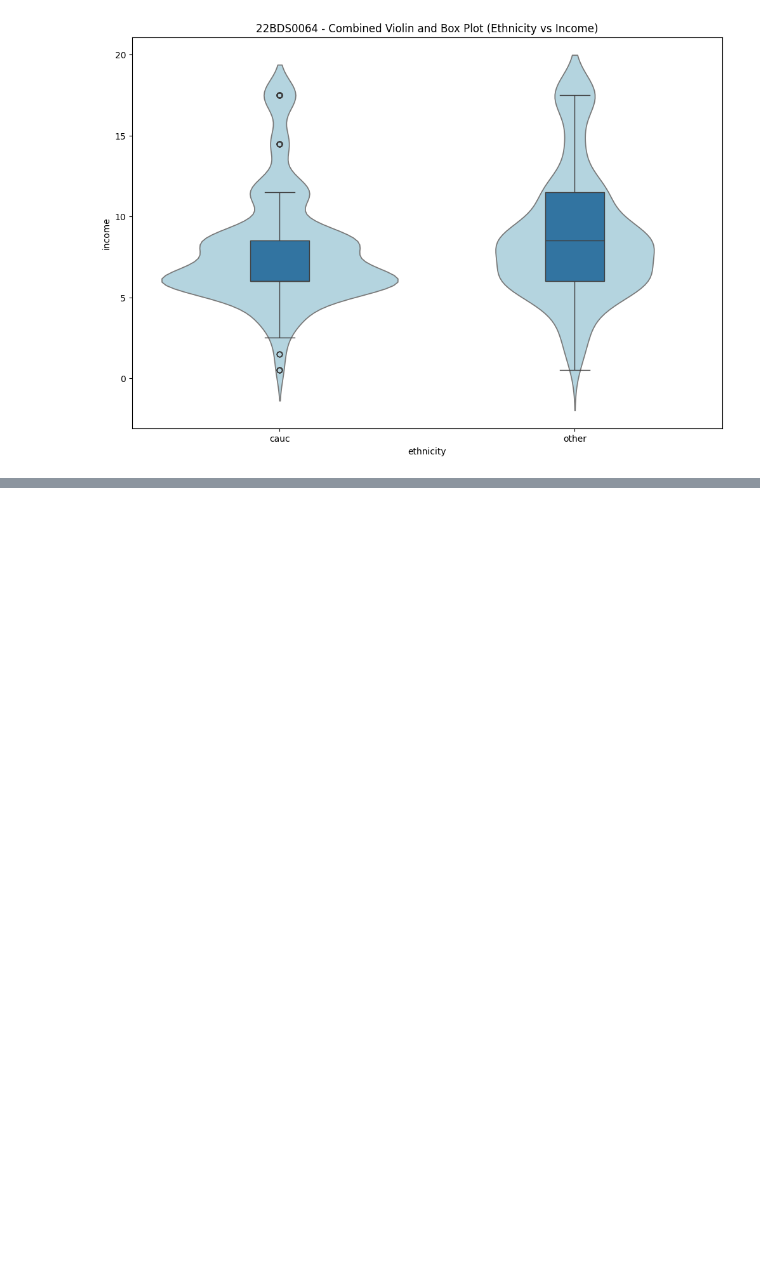
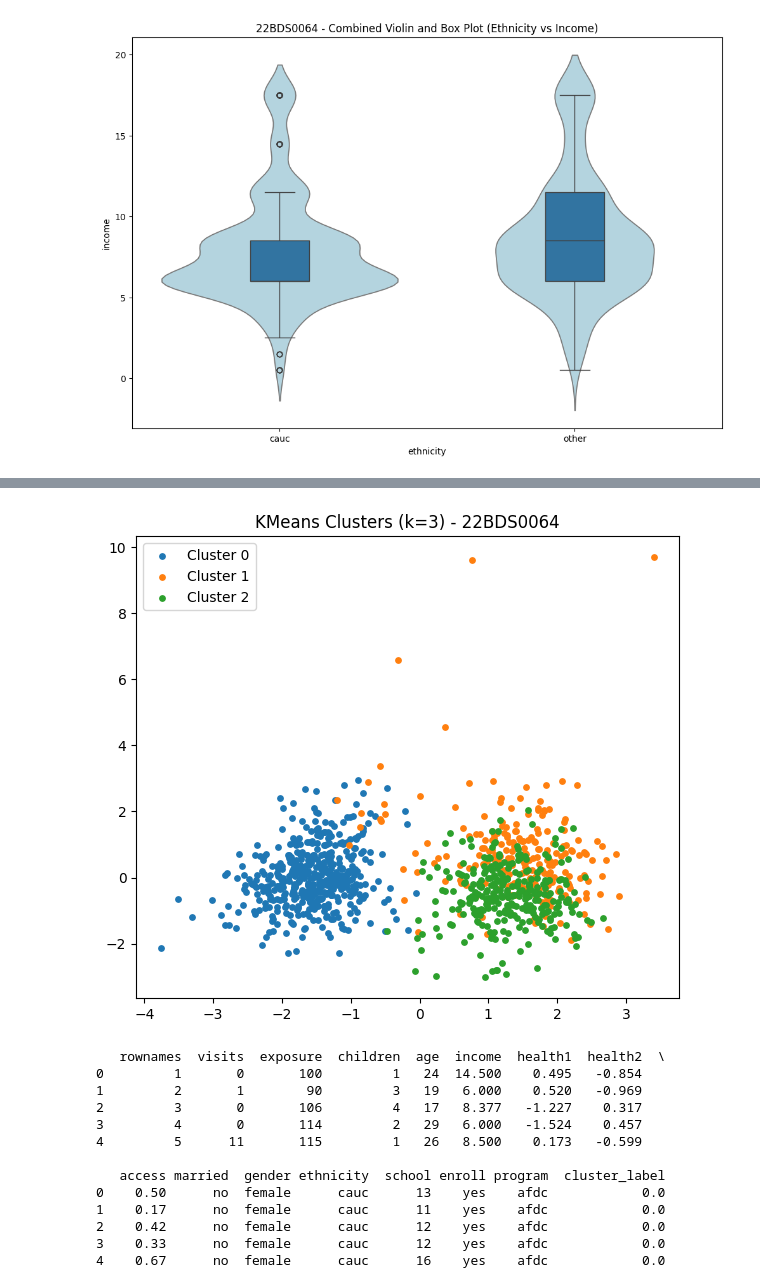
Before and after one commit to devansh391k/22BDS0064, a Jupyter notebook: 22BDS0064.ipynb, the cells around one changed output, grey strips where cells are left out. Cells and saved outputs as stored; diff of their text form; code cells hidden in the pictures; blank space fills up the shorter version.

```diff
--- a/22BDS0064.ipynb
+++ b/22BDS0064.ipynb
@@ -422,0 +623,40 @@ if df.shape[1] > 3:
+# %%
+# KMeans clustering with PCA visualization
+if len(numeric_cols) >= 2:
+    X = df[numeric_cols].dropna()
+    scaler = StandardScaler()
+    X_scaled = scaler.fit_transform(X)
+
+    # PCA for visualization
+    pca = PCA(n_components=2)
+    X_pca = pca.fit_transform(X_scaled)
+
+    kmeans = KMeans(n_clusters=3, random_state=42, n_init=10)
+    labels = kmeans.fit_predict(X_scaled)
+
+    plt.figure(figsize=(7,6))
+    for cl in np.unique(labels):
+        subset = X_pca[labels==cl]
+        plt.scatter(subset[:,0], subset[:,1], s=15, label=f"Cluster {cl}")
+    plt.legend()
+    plt.title("KMeans Clusters (k=3) - 22BDS0064")
+    plt.show()
+
+    # Save labels into dataset
+    df.loc[X.index, "cluster_label"] = labels
+    print(df.head())
+# %% [output]
+[figure, added]
+   rownames  visits  exposure  children  age  income  health1  health2  \
+0         1       0       100         1   24  14.500    0.495   -0.854
+1         2       1        90         3   19   6.000    0.520   -0.969
+2         3       0       106         4   17   8.377   -1.227    0.317
+3         4       0       114         2   29   6.000   -1.524    0.457
+4         5      11       115         1   26   8.500    0.173   -0.599
+
+   access married  gender ethnicity  school enroll program  cluster_label
+0    0.50      no  female      cauc      13    yes    afdc            0.0
+1    0.17      no  female      cauc      11    yes    afdc            0.0
+2    0.42      no  female      cauc      12    yes    afdc            0.0
+3    0.33      no  female      cauc      12    yes    afdc            0.0
+4    0.67      no  female      cauc      16    yes    afdc            0.0
```
Also changed, not shown: parts of 5 cells of this notebook.
